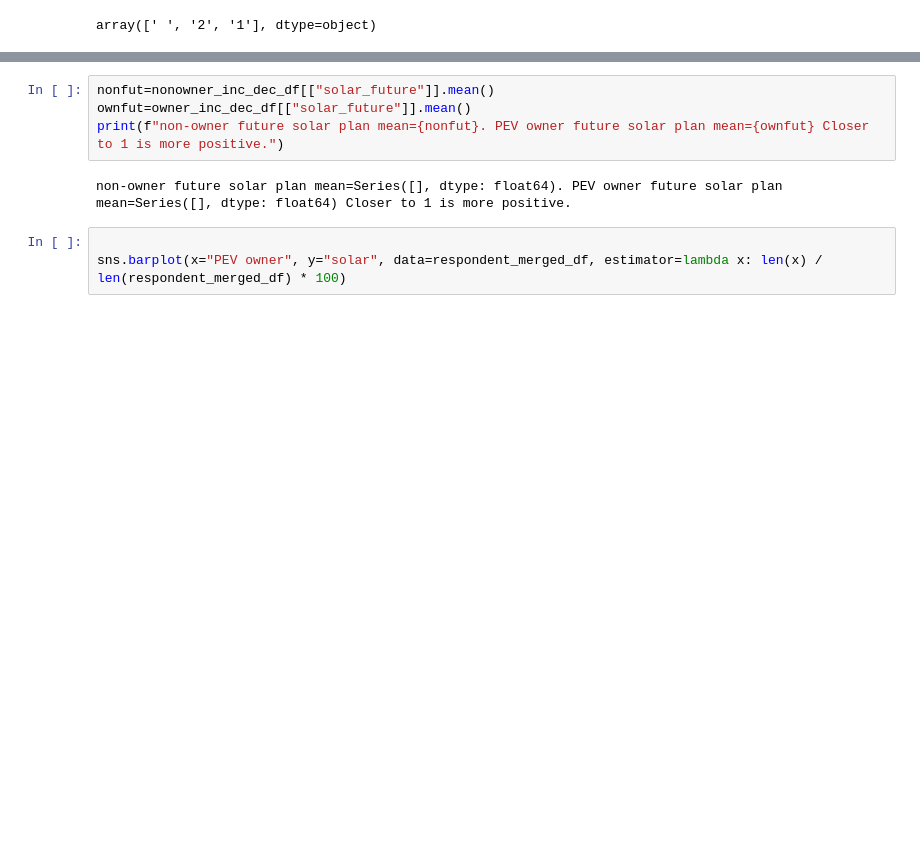
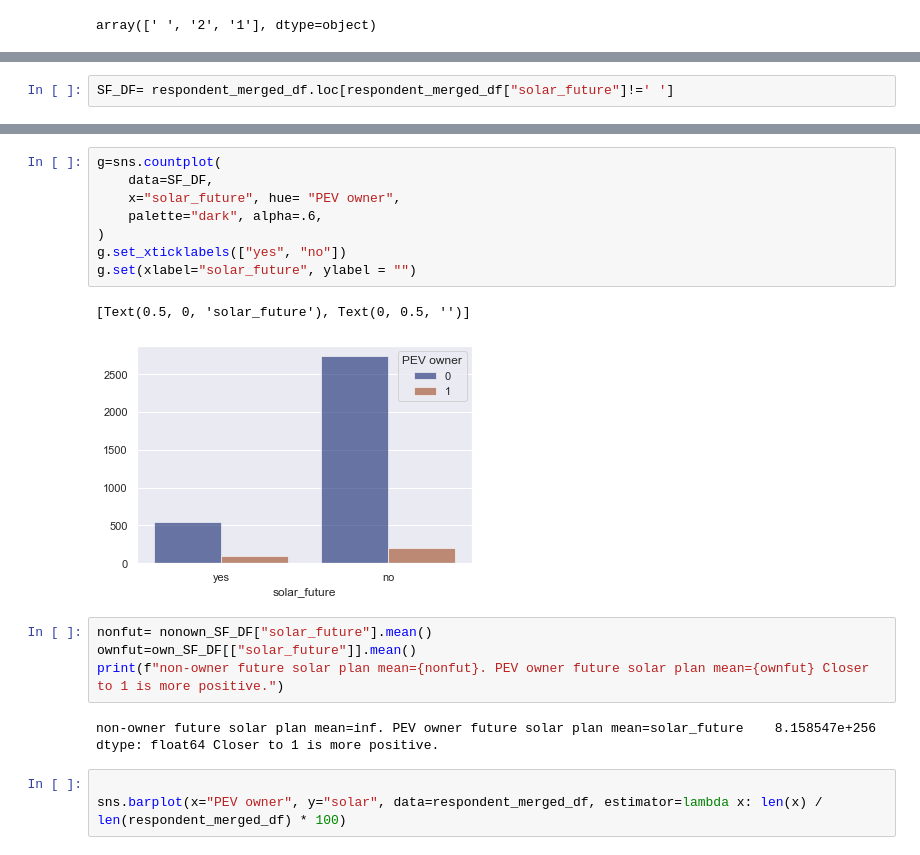
Before and after one commit to RussellShelley/Energy_Analysis, a Jupyter notebook: Visualization/Python Visuals.ipynb, the cells around one changed output, grey strips where cells are left out. Saved outputs shown, nothing was run; the diff lists cells and outputs as text; blank space fills up the shorter version.

Commit message:
updating python visuals

```diff
--- a/Visualization/Python Visuals.ipynb
+++ b/Visualization/Python Visuals.ipynb
@@ -749,0 +758,2 @@ Name: solar_future, dtype: int64
+# %%
+SF_DF= respondent_merged_df.loc[respondent_merged_df["solar_future"]!=' ']
@@ -750,9 +771,21 @@ Name: solar_future, dtype: int64
+# %%
+g=sns.countplot(
+    data=SF_DF,
+    x="solar_future", hue= "PEV owner",
+    palette="dark", alpha=.6,
+)
+g.set_xticklabels(["yes", "no"])
+g.set(xlabel="solar_future", ylabel = "")
+# %% [output]
+[Text(0.5, 0, 'solar_future'), Text(0, 0.5, '')]
+[figure, added]
 # %%
-nonfut=nonowner_inc_dec_df[["solar_future"]].mean()
-ownfut=owner_inc_dec_df[["solar_future"]].mean()
+nonfut= nonown_SF_DF["solar_future"].mean()
+ownfut=own_SF_DF[["solar_future"]].mean()
 print(f"non-owner future solar plan mean={nonfut}. PEV owner future solar plan mean={ownfut} Closer to 1 is more positive.")
 # %% [output]
-non-owner future solar plan mean=Series([], dtype: float64). PEV owner future solar plan mean=Series([], dtype: float64) Closer to 1 is more positive.
+non-owner future solar plan mean=inf. PEV owner future solar plan mean=solar_future    8.158547e+256
+dtype: float64 Closer to 1 is more positive.
 # %%
 
 sns.barplot(x="PEV owner", y="solar", data=respondent_merged_df, estimator=lambda x: len(x) / len(respondent_merged_df) * 100)
```
Also changed, not shown: parts of 8 cells of this notebook, 1 other file.
